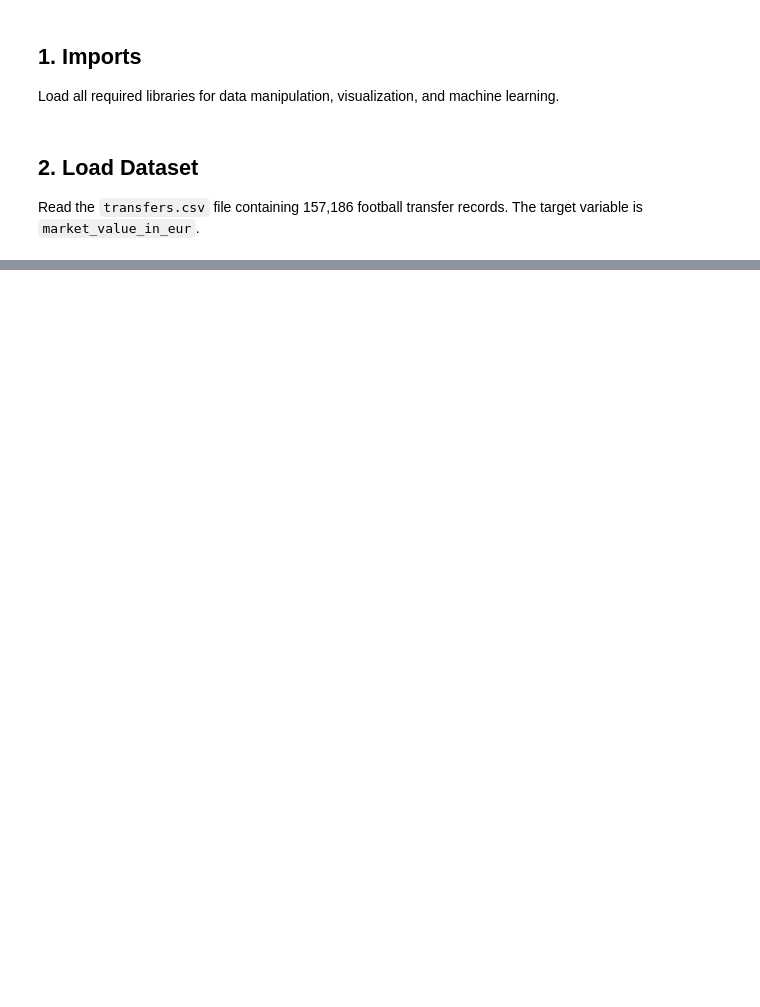
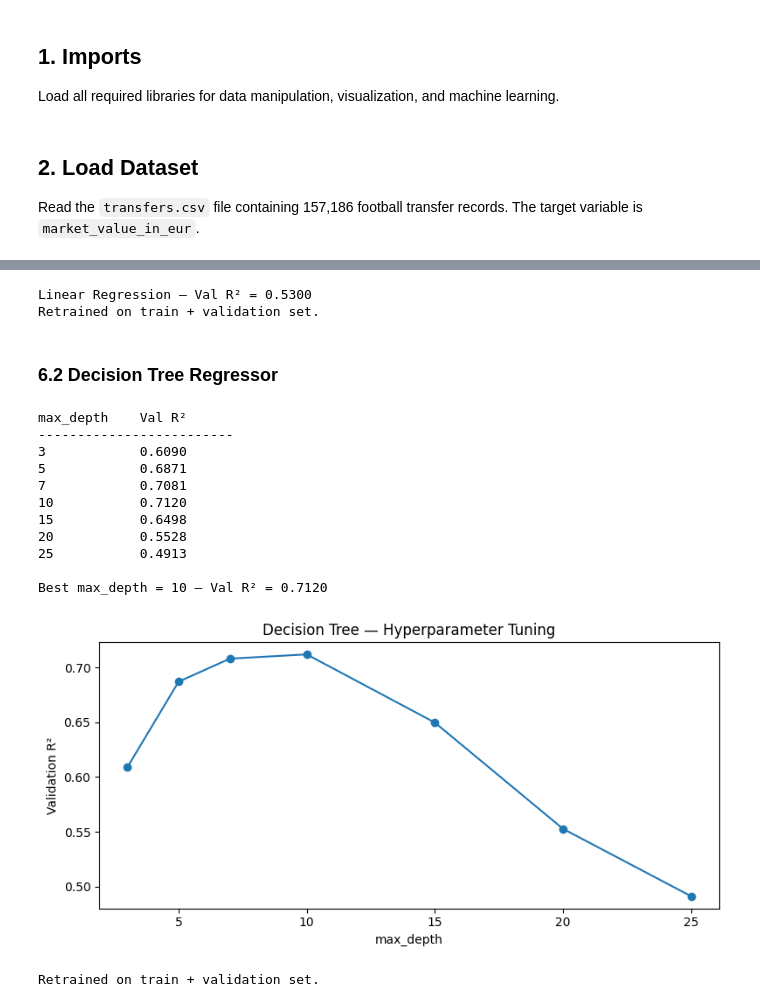
Before and after one commit to VillegasMich/football-transfer-ml, a Jupyter notebook: main.ipynb, the cells around one changed output, grey strips where cells are left out. Drawn from its saved outputs; the diff is of its cells as text; code cells hidden in the pictures; blank space fills up the shorter version.

Commit message:
Models in notebook

```diff
--- a/main.ipynb
+++ b/main.ipynb
@@ -107,0 +334,79 @@ Shape: (157186, 10)
+# %%
+from sklearn.linear_model import LinearRegression
+
+lr_model = LinearRegression()
+lr_model.fit(X_train_scaled, y_train)
+
+val_r2_lr = lr_model.score(X_val_scaled, y_val)
+print(f'Linear Regression \u2014 Val R\u00b2 = {val_r2_lr:.4f}')
+
+# Retrain on train + validation combined
+X_tv_scaled = pd.DataFrame(
+    scaler.fit_transform(X_trainval),
+    columns=FEATURES, index=X_trainval.index,
+)
+X_test_scaled_final = pd.DataFrame(
+    scaler.transform(X_test),
+    columns=FEATURES, index=X_test.index,
+)
+
+lr_model = LinearRegression()
+lr_model.fit(X_tv_scaled, y_trainval)
+print('Retrained on train + validation set.')
+# %% [output]
+Linear Regression — Val R² = 0.5300
+Retrained on train + validation set.
+# %% [markdown]
+### 6.2 Decision Tree Regressor
+# %%
+from sklearn.tree import DecisionTreeRegressor
+
+depths = [3, 5, 7, 10, 15, 20, 25]
+best_dt_score = -np.inf
+best_dt = None
+best_depth = None
+dt_scores = []
+
+print(f'{"max_depth":<12} {"Val R\u00b2":<10}')
+print('-' * 25)
+
+for d in depths:
+    dt = DecisionTreeRegressor(max_depth=d, random_state=42)
+    dt.fit(X_train_scaled, y_train)
+    score = dt.score(X_val_scaled, y_val)
+    dt_scores.append(score)
+    print(f'{d:<12} {score:<10.4f}')
+    if score > best_dt_score:
+        best_dt_score = score
+        best_dt = dt
+        best_depth = d
+
+print(f'\nBest max_depth = {best_depth} \u2014 Val R\u00b2 = {best_dt_score:.4f}')
+
+# Plot validation R\u00b2 vs max_depth
+fig, ax = plt.subplots(figsize=(8, 4))
+ax.plot(depths, dt_scores, marker='o')
+ax.set_xlabel('max_depth')
+ax.set_ylabel('Validation R\u00b2')
+ax.set_title('Decision Tree \u2014 Hyperparameter Tuning')
+plt.tight_layout()
+plt.show()
+
+# Retrain on train + validation
+best_dt = DecisionTreeRegressor(max_depth=best_depth, random_state=42)
+best_dt.fit(X_tv_scaled, y_trainval)
+print('Retrained on train + validation set.')
+# %% [output]
+max_depth    Val R²
+-------------------------
+3            0.6090
+5            0.6871
+7            0.7081
+10           0.7120
+15           0.6498
+20           0.5528
+25           0.4913
+
+Best max_depth = 10 — Val R² = 0.7120
+[figure, added]
+Retrained on train + validation set.
```
Also changed, not shown: parts of 21 cells of this notebook.
